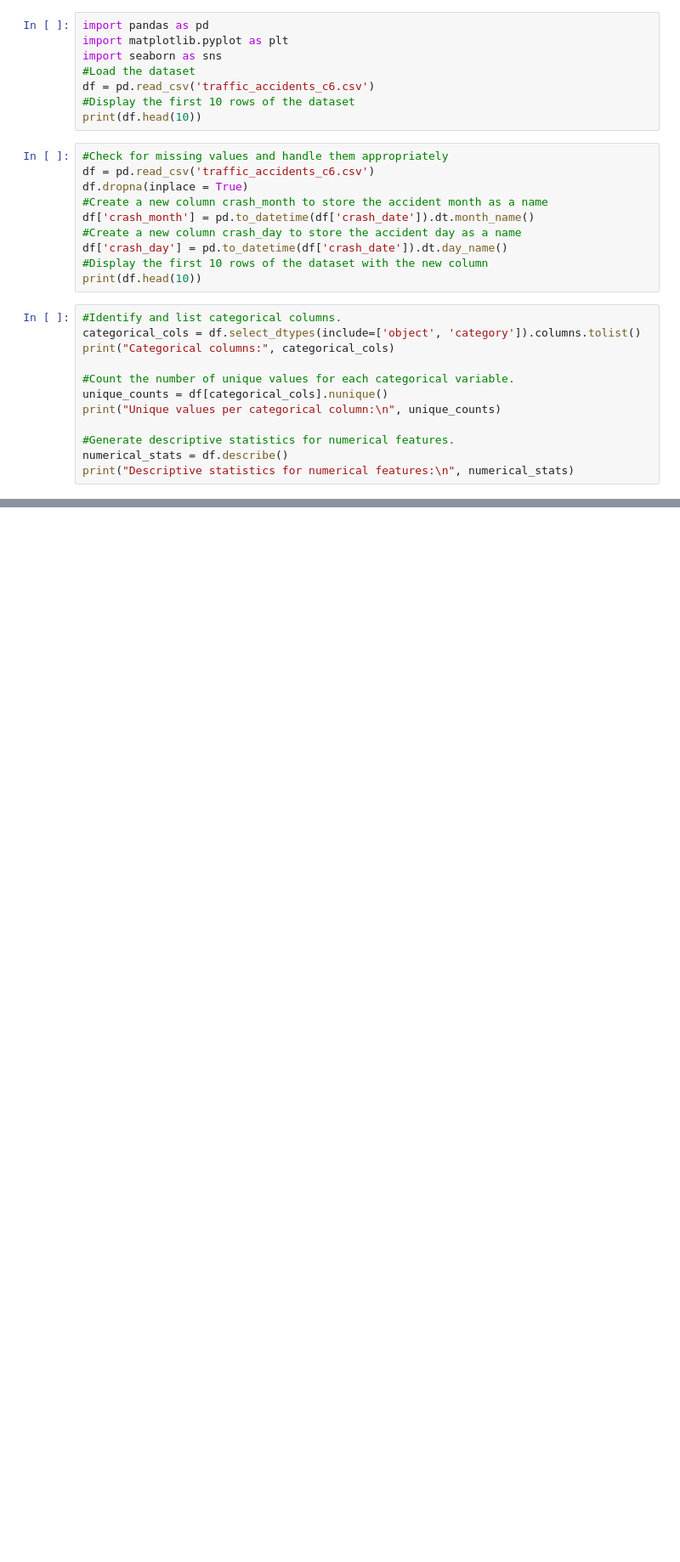
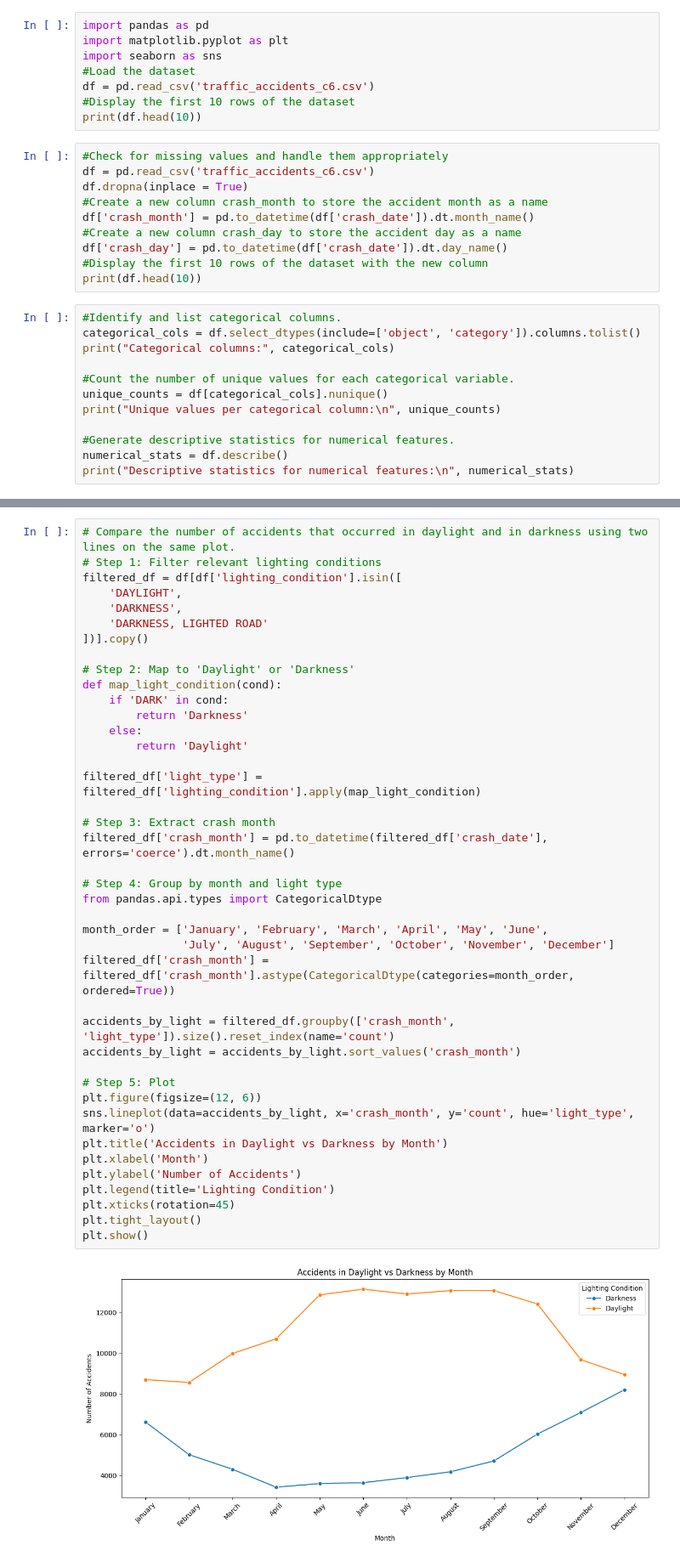
Before and after one commit to RodneyLey/Assignment1, a Jupyter notebook: assignment.ipynb, the cells around one changed output, grey strips where cells are left out. Shown at 85% size. Drawn from its saved outputs; the diff is of its cells as text; blank space fills up the shorter version.

```diff
--- a/assignment.ipynb
+++ b/assignment.ipynb
@@ -35,0 +97,43 @@ print("Descriptive statistics for numerical features:\n", numerical_stats)
+# %%
+# Compare the number of accidents that occurred in daylight and in darkness using two lines on the same plot.
+# Step 1: Filter relevant lighting conditions
+filtered_df = df[df['lighting_condition'].isin([
+    'DAYLIGHT',
+    'DARKNESS',
+    'DARKNESS, LIGHTED ROAD'
+])].copy()
+
+# Step 2: Map to 'Daylight' or 'Darkness'
+def map_light_condition(cond):
+    if 'DARK' in cond:
+        return 'Darkness'
+    else:
+        return 'Daylight'
+
+filtered_df['light_type'] = filtered_df['lighting_condition'].apply(map_light_condition)
+
+# Step 3: Extract crash month
+filtered_df['crash_month'] = pd.to_datetime(filtered_df['crash_date'], errors='coerce').dt.month_name()
+
+# Step 4: Group by month and light type
+from pandas.api.types import CategoricalDtype
+
+month_order = ['January', 'February', 'March', 'April', 'May', 'June',
+               'July', 'August', 'September', 'October', 'November', 'December']
+filtered_df['crash_month'] = filtered_df['crash_month'].astype(CategoricalDtype(categories=month_order, ordered=True))
+
+accidents_by_light = filtered_df.groupby(['crash_month', 'light_type']).size().reset_index(name='count')
+accidents_by_light = accidents_by_light.sort_values('crash_month')
+
+# Step 5: Plot
+plt.figure(figsize=(12, 6))
+sns.lineplot(data=accidents_by_light, x='crash_month', y='count', hue='light_type', marker='o')
+plt.title('Accidents in Daylight vs Darkness by Month')
+plt.xlabel('Month')
+plt.ylabel('Number of Accidents')
+plt.legend(title='Lighting Condition')
+plt.xticks(rotation=45)
+plt.tight_layout()
+plt.show()
+# %% [output]
+[figure, added]
```
Also changed, not shown: parts of 7 cells of this notebook.
